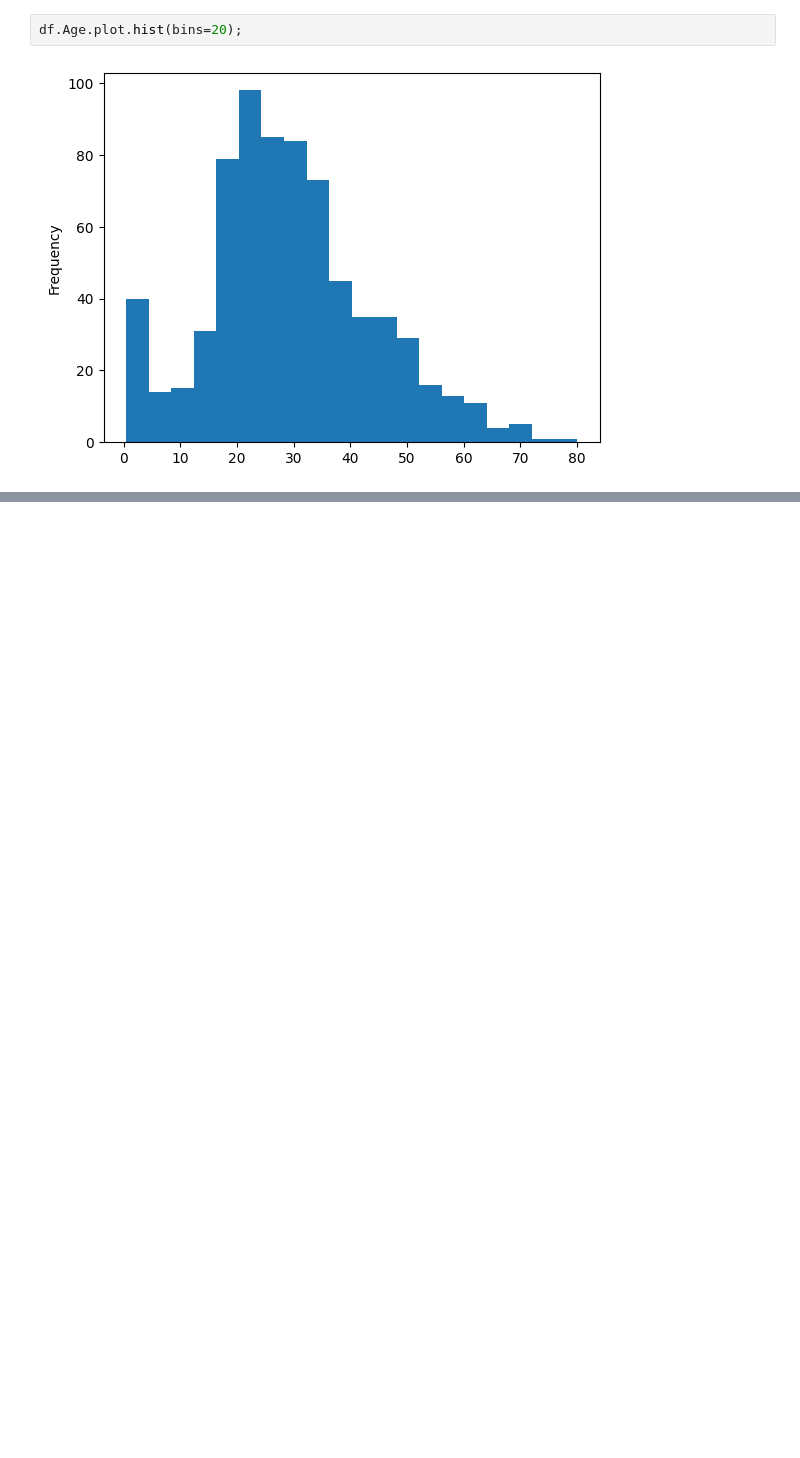
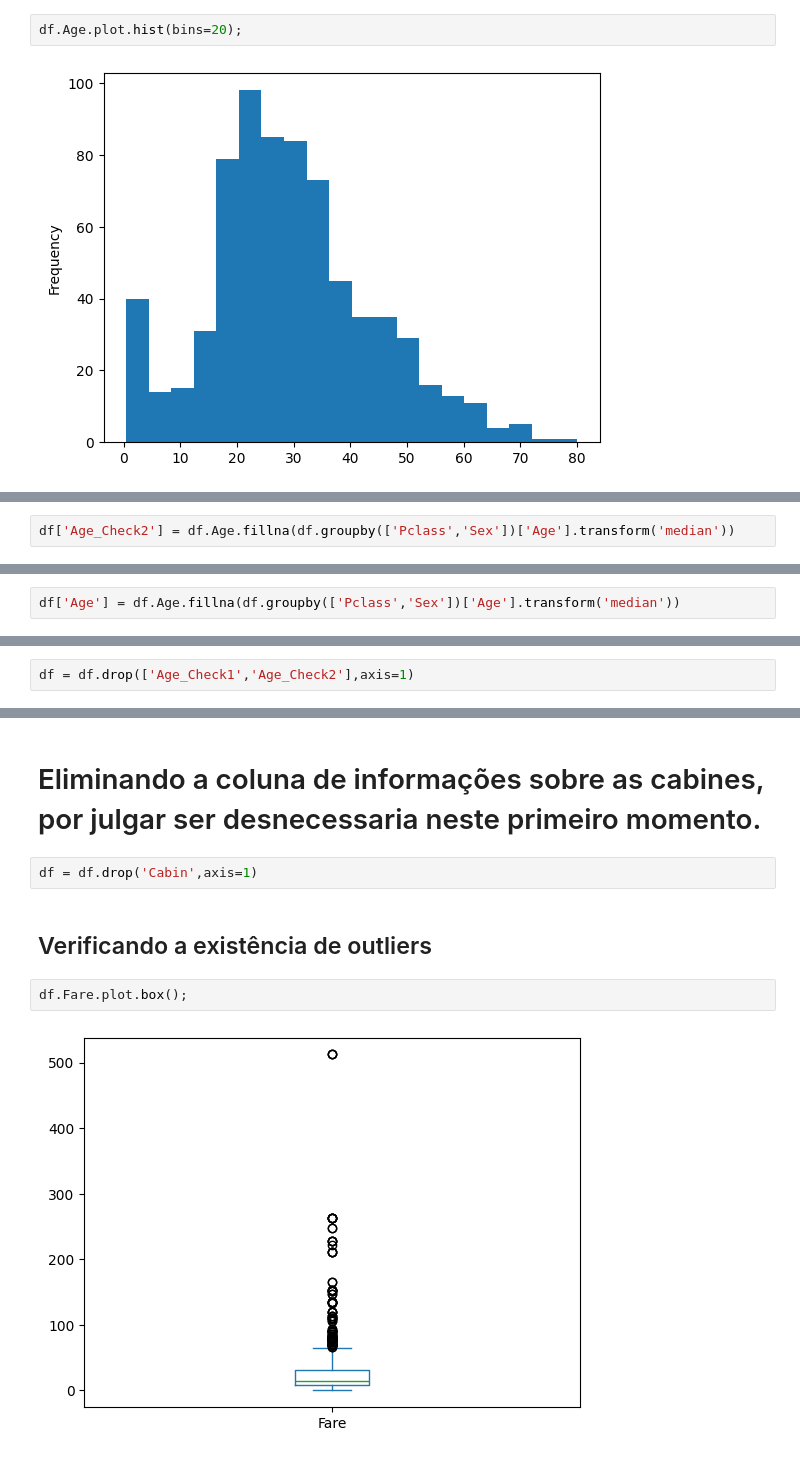
Before and after one commit to ageuribeiro/dataanalytics_titanic, a Jupyter notebook: data_cleaning.ipynb, the cells around one changed output, grey strips where cells are left out. Saved outputs shown, nothing was run; the diff lists cells and outputs as text; blank space fills up the shorter version.

```diff
--- a/data_cleaning.ipynb
+++ b/data_cleaning.ipynb
@@ -137,0 +180,2 @@ df.Age.plot.hist(bins=20);
+# %%
+df['Age_Check2'] = df.Age.fillna(df.groupby(['Pclass','Sex'])['Age'].transform('median'))
@@ -137,0 +204,2 @@ df.Age.plot.hist(bins=20);
+# %%
+df['Age'] = df.Age.fillna(df.groupby(['Pclass','Sex'])['Age'].transform('median'))
@@ -137,0 +208,2 @@ df.Age.plot.hist(bins=20);
+# %%
+df = df.drop(['Age_Check1','Age_Check2'],axis=1)
@@ -137,0 +246,10 @@ df.Age.plot.hist(bins=20);
+# %% [markdown]
+# Eliminando a coluna de informações sobre as cabines, por julgar ser desnecessaria neste primeiro momento.
+# %%
+df = df.drop('Cabin',axis=1)
+# %% [markdown]
+## Verificando a existência de outliers
+# %%
+df.Fare.plot.box();
+# %% [output]
+[figure, added]
```
Also changed, not shown: parts of 27 cells of this notebook.
